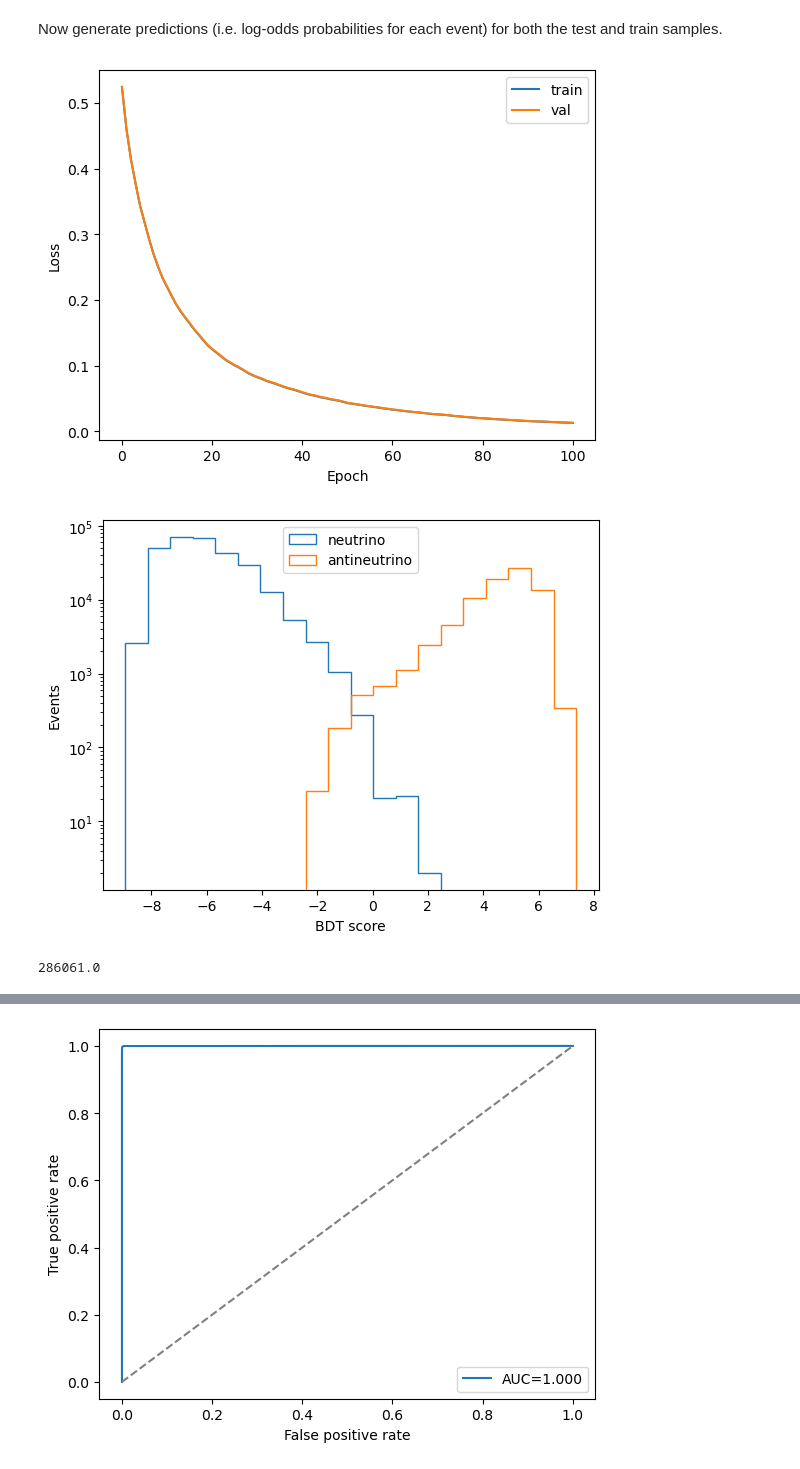
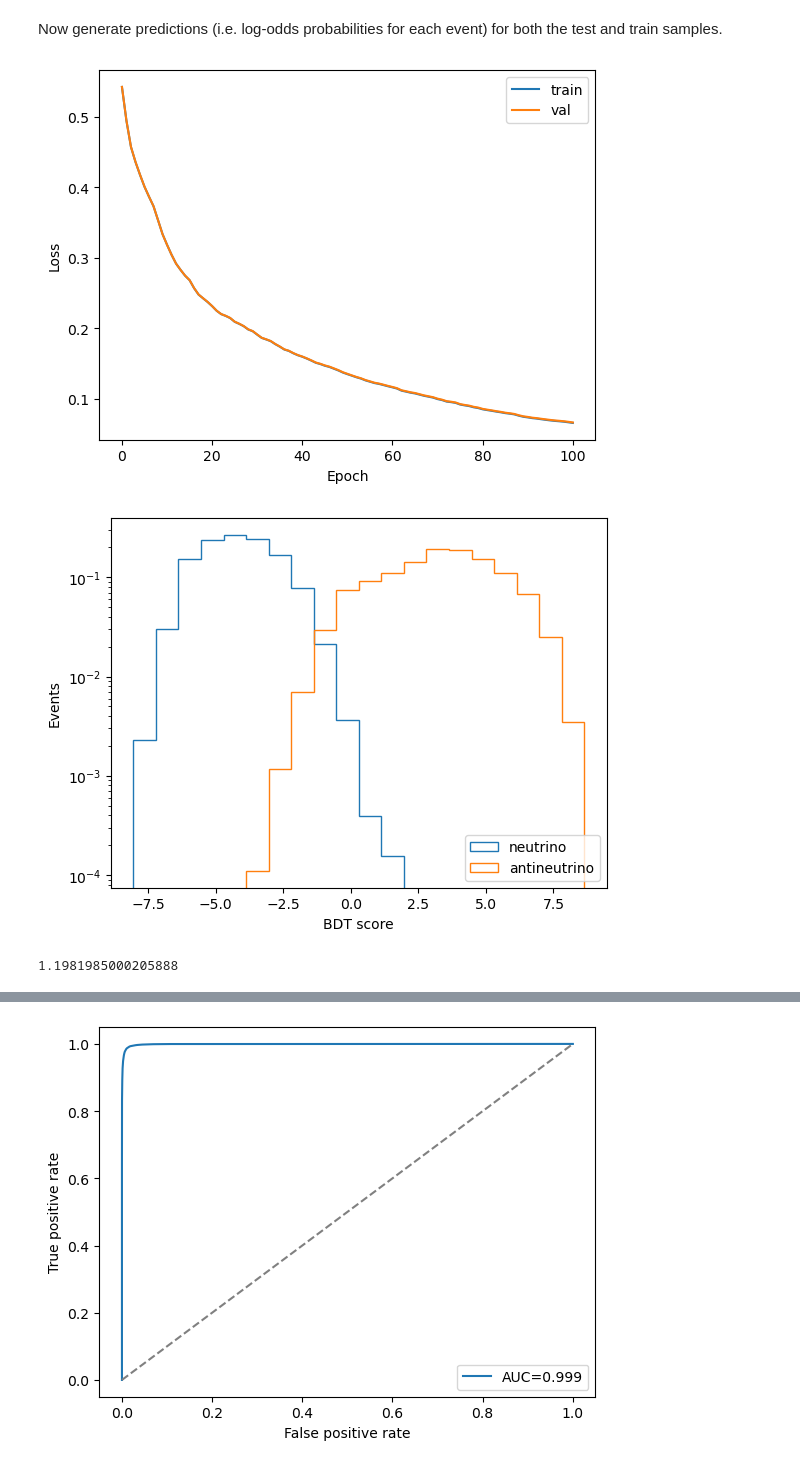
Before and after one commit to bristol-dune/atmospherics-tools, a Jupyter notebook: fast-osc-feedback/BDT-Skeleton.ipynb, the cells around one changed output, grey strips where cells are left out. Cells and saved outputs as stored; diff of their text form; code cells hidden in the pictures.

```diff
--- a/fast-osc-feedback/BDT-Skeleton.ipynb
+++ b/fast-osc-feedback/BDT-Skeleton.ipynb
@@ -35,7 +35,7 @@ nubar_mask = pl.col("nuPDG") < 0
 data: pl.DataFrame = (
     pl.concat([df, df2, reco_pfp_df], how="horizontal")
     .filter(pl.col("reco_ok") == True)
-    .drop("reco_ok")
+    .filter(pl.col("direc_reco") != 0)
     .with_columns(
         pl.when(electron_mask)
         .then(electron_inelasticity)
@@ -44,9 +44,7 @@ data: pl.DataFrame = (
         .otherwise(None)
         .alias("inelasticity")
     )
-    .filter(pl.col("direc_numu") != 0)
-    .filter(pl.col("direc_nue") != 0)
-    .filter(pl.col("direc_nc") != 0)
+    .drop("reco_ok", "direc_numu", "direc_nue", "direc_nc", "recoE_numu", "recoE_nue")
     .drop_nulls()
 )
 
@@ -113,7 +111,7 @@ from sklearn.model_selection import train_test_split
 import numpy as np
 
 # get your input data into an array which is N_events x N_variables
-X_data = data.drop("nuPDG")
+X_data = data.drop("nuPDG", "nue_w")
 
 # create an array of truth labels (one per event) - 0 for neutrino, 1 for anti-neutrino
 y_data = (data["nuPDG"] < 0).to_numpy().astype(int)
@@ -166,31 +164,36 @@ plt.ylabel("Loss")
 plt.legend()
 plt.show()
 # %% [output]
-[figure, old version]
+[figure, new version]
 # %%
 nu_index = 0
 nubar_index = 1
 
 n, bins, _ = plt.hist(
     scores_test[y_test == nu_index],
     label="neutrino",
     histtype="step",
     bins=20,
     range=(scores_test.min(), scores_test.max()),
+    density=True,
 )
 plt.hist(
-    scores_test[y_test == nubar_index], label="antineutrino", histtype="step", bins=bins
+    scores_test[y_test == nubar_index],
+    label="antineutrino",
+    histtype="step",
+    bins=bins,
+    density=True,
 )
 plt.legend()
 plt.yscale("log")
 plt.xlabel("BDT score")
 plt.ylabel("Events")
 plt.show()
 
 print(np.sum(n))
 # %% [output]
-[figure, old version]
+[figure, new version]
-286061.0
+1.1981985000205888
 # %%
 prob_test_nu = 1 / (1 + np.exp(scores_test[y_test == nu_index]))
 prob_test_nubar = 1 / (1 + np.exp(scores_test[y_test == nubar_index]))
```
Also changed, not shown: parts of 7 cells of this notebook.
